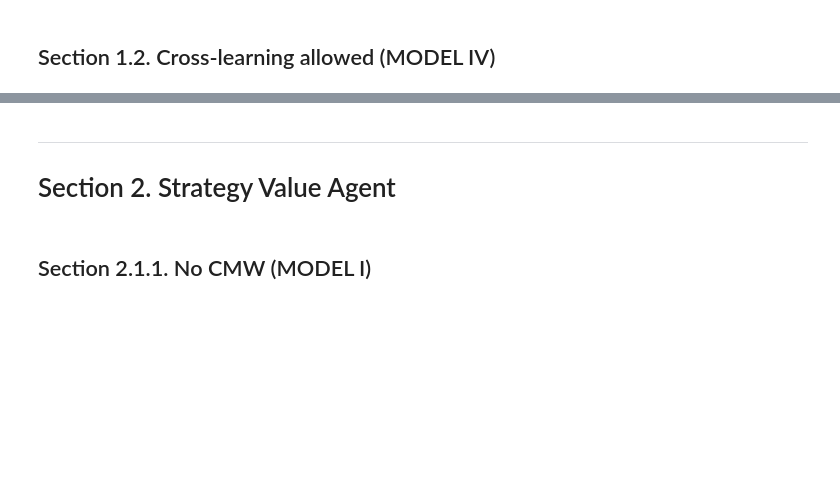
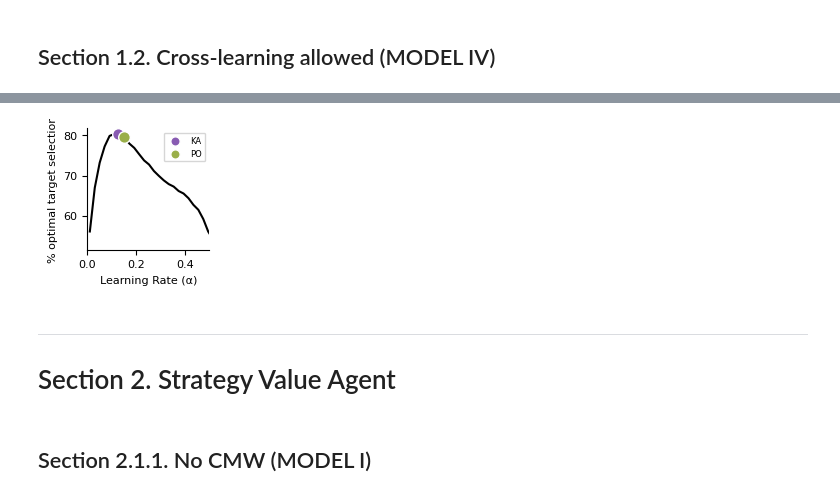
Before and after one commit to ungzs1/popy_05, a Jupyter notebook: notebooks/behav_modeling/model_optimizing.ipynb, the cells around one changed output, grey strips where cells are left out. Cells and saved outputs as stored; diff of their text form; code cells hidden in the pictures; blank space fills up the shorter version.

```diff
--- a/notebooks/behav_modeling/model_optimizing.ipynb
+++ b/notebooks/behav_modeling/model_optimizing.ipynb
@@ -344,9 +347,9 @@ behavior_qlearn_counterfactual = simulate_agent(agent_class, params, env, fixed_
 '''
 
 # Define parameter space for ShiftValueAgent
-agent_class = QLearner
+agent_class_qlearn_counterfactual = QLearner
 
-fixed_params = {
+fixed_params_qlearn_counterfactual = {
     'structure_aware': True
 }
 
@@ -368,9 +371,9 @@ best_params = res_temp['best_params']
 '''
 
 # get best params from previous run
-best_params = {'alpha': 0.1301733966408454, 'beta': 66.81579533811015}
+best_params_qlearn_counterfactual = {'alpha': 0.1301733966408454, 'beta': 66.81579533811015}
 
 # simulate the agent
-behavior_qlearn_counterfactual = simulate_agent(agent_class, best_params, env, fixed_params, behavioral_variables=['q_values'])
+behavior_qlearn_counterfactual = simulate_agent(agent_class_qlearn_counterfactual, best_params_qlearn_counterfactual, env, fixed_params_qlearn_counterfactual, behavioral_variables=['q_values'])
 
-print(f'Best parameters: \n{best_params}')
+print(f'Best parameters: \n{best_params_qlearn_counterfactual}')
@@ -383,3 +417,57 @@ if prot_individual_results:
+# %%
+import matplotlib.pyplot as plt
+import matplotlib as mpl
+from matplotlib.transforms import Bbox
+import numpy as np
+
+# Set font sizes
+plt.rcParams.update({'font.size': 8})
+
+# Create a larger figure to accommodate the axis labels and colorbar
+fig, ax = plt.subplots(1, 1, figsize=(4/2.54, 4/2.54))  # Slightly larger to fit everything
+
+# Create nice colormap for the heatmap
+cmap = plt.cm.cividis
+
+# Use your chopped data
+ax.plot(alpha_range, res_grid_qlearn_counterfactual, color='black')
+
+# Add parameter points with compact styling
+ka_params = cfg.MODEL_PARAMS_RL['ka']
+po_params = cfg.MODEL_PARAMS_RL['po']
+yu_sham_params = cfg.MODEL_PARAMS_RL['yu_sham']
+yu_DCZ_params = cfg.MODEL_PARAMS_RL['yu_DCZ']
+
+ax.scatter(ka_params['alpha'], np.interp(ka_params['alpha'], alpha_range, res_grid_qlearn_counterfactual),
+           color=COLORS['ka'], s=70, label='KA',
+          edgecolor='white', linewidth=1, zorder=10)
+ax.scatter(po_params['alpha'], np.interp(po_params['alpha'], alpha_range, res_grid_qlearn_counterfactual), color=COLORS['po'], s=70, label='PO',
+          edgecolor='white', linewidth=1, zorder=10)
+'''ax.scatter(yu_sham_params['alpha'], np.interp(yu_sham_params['alpha'], alpha_range, res_grid_qlearn_counterfactual), color=COLORS['yu_sham'], s=50, label='YU_sham',
+          edgecolor='white', linewidth=1, zorder=10)
+ax.scatter(yu_DCZ_params['alpha'], np.interp(yu_DCZ_params['alpha'], alpha_range, res_grid_qlearn_counterfactual), color    =COLORS['yu_DCZ'], s=40, label='YU_DCZ',
+          edgecolor='white', linewidth=1, zorder=10)'''
+
+# Labels
+ax.set_xlabel('Learning Rate (α)')
+ax.set_ylabel('% optimal target selection')
+
+ax.set_xlim(0, .5)
+
+ax.spines['top'].set_visible(False)
+ax.spines['right'].set_visible(False)
+
+# Add colorbar outside the main plot
+'''cbar = fig.colorbar(im, ax=ax, fraction=0.044, pad=.05)#, label='Proportion of best target selection')
+cbar.ax.tick_params(labelsize=6)'''
+
+# Add compact legend
+ax.legend(frameon=True, loc='upper right', fontsize=6, markerscale=0.8)
+
+# Save with exact dimensions preserved
+plt.savefig('figs/grid_search_inferential_rl.svg', dpi=300, bbox_inches='tight', transparent=True)
+# %% [output]
+[figure, added]
 # %% [markdown]
 ---
 # Section 2. Strategy Value Agent
```
Also changed, not shown: parts of 14 cells of this notebook, 29 other files.
